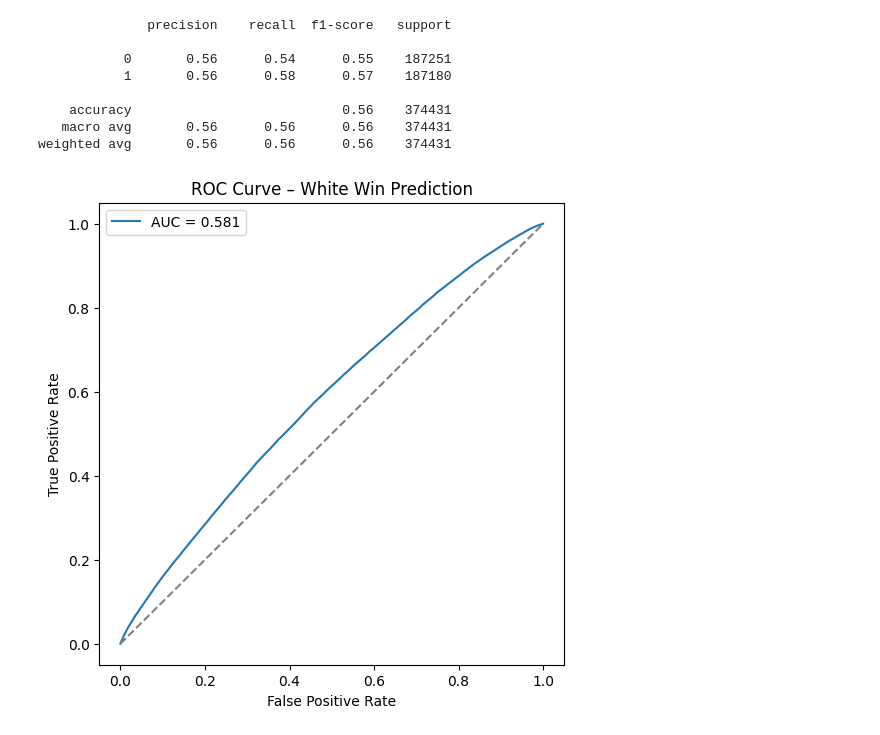
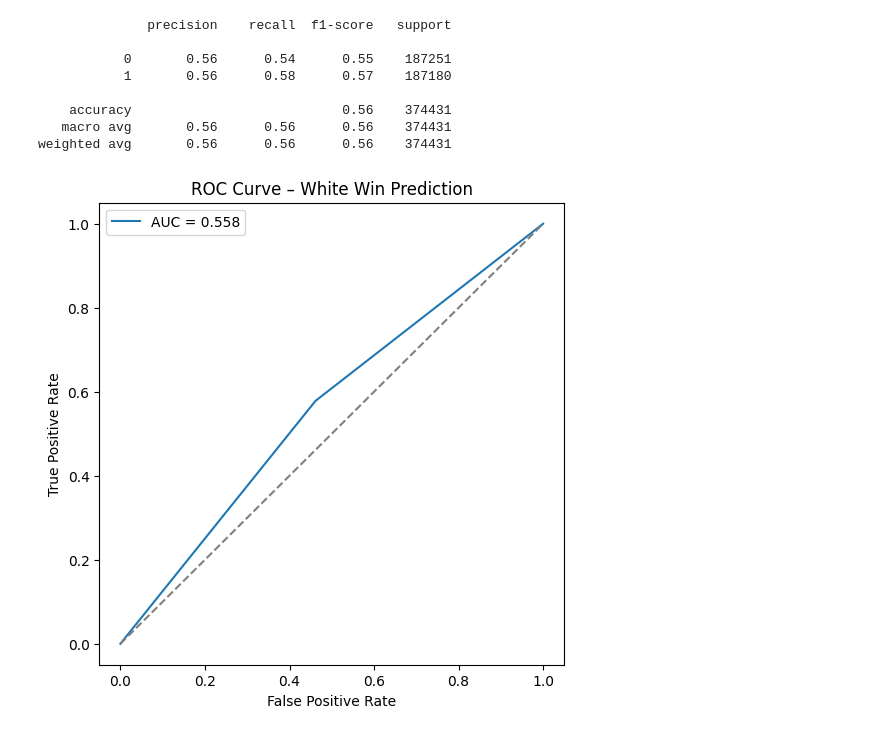
Before and after one commit to husnainn22/Chess-opening-analysis, a Jupyter notebook: chess.ipynb, the cells around one changed output. Saved outputs shown, nothing was run; the diff lists cells and outputs as text; code cells hidden in the pictures.

```diff
--- a/chess.ipynb
+++ b/chess.ipynb
@@ -494,11 +519,11 @@ ColumnTransformer(transformers=[('cat', OneHotEncoder(drop='first'),
 # %%
 from sklearn.model_selection import train_test_split
 # %%
-X_train, X_test, y_train, y_test = train_test_split(
-    X, y,
+df_train, df_test = train_test_split(
+    model_df,
     test_size=0.3,
-    random_state=42,
-    stratify=y
+    random_state=1234,
+    stratify=model_df['output']
 )
-X_train
+df_train.head(5)
 # %% [output]
@@ -517,0 +566,12 @@ X_train
+# %%
+X_train = df_train.drop('output', axis=1)
+X_test = df_test.drop('output', axis=1)
+
+
+y_train = df_train['output']
+y_test = df_test['output']
+
+print(X_test.shape)
+print(X_train.shape)
+print(y_test.shape)
+print(y_train.shape)
@@ -558,17 +670,17 @@ weighted avg       0.56      0.56      0.56    374431
 # %%
 from sklearn.metrics import roc_auc_score, roc_curve
 import matplotlib.pyplot as plt
-auc = roc_auc_score(y_test, y_pred_proba)
+auc = roc_auc_score(y_test, y_pred)
 auc
-fpr, tpr, _ = roc_curve(y_test, y_pred_proba)
+fpr, tpr, _ = roc_curve(y_test, y_pred)
 
 plt.figure(figsize=(6,6))
 plt.plot(fpr, tpr, label=f"AUC = {auc:.3f}")
 plt.plot([0,1], [0,1], linestyle='--', color='gray')
 plt.xlabel("False Positive Rate")
 plt.ylabel("True Positive Rate")
 plt.title("ROC Curve – White Win Prediction")
 plt.legend()
 plt.show()
 # %% [output]
-[figure, old version]
+[figure, new version]
```
Also changed, not shown: parts of 15 cells of this notebook.
